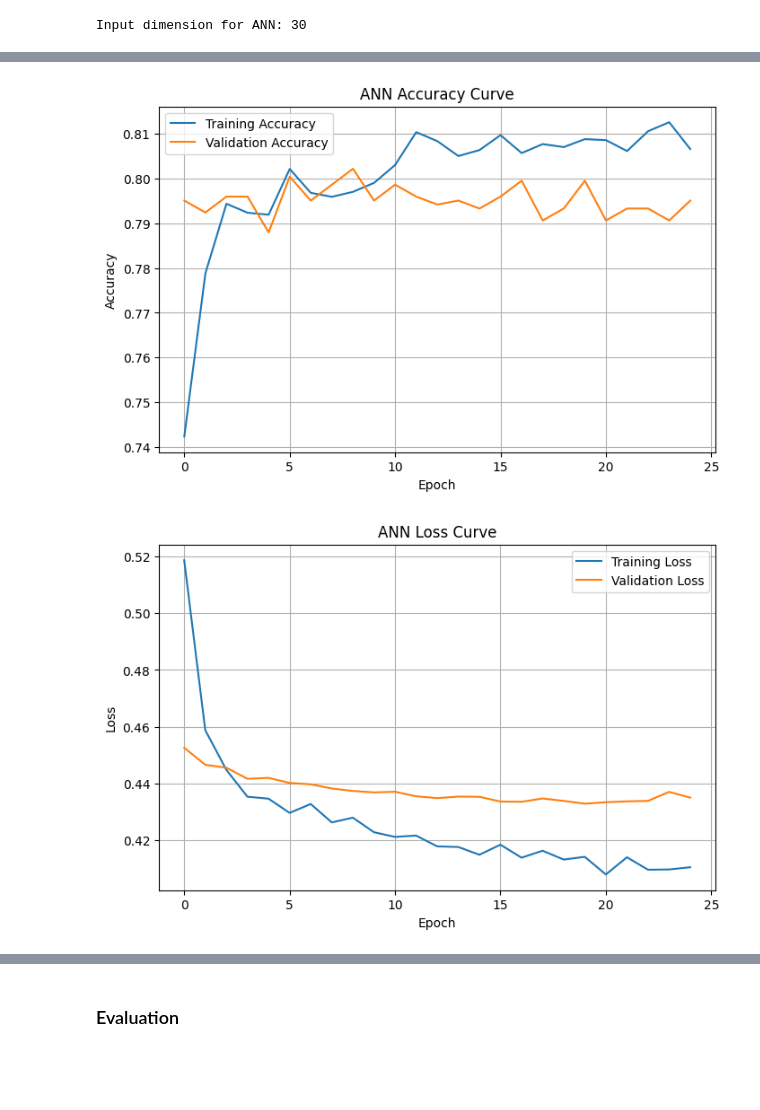
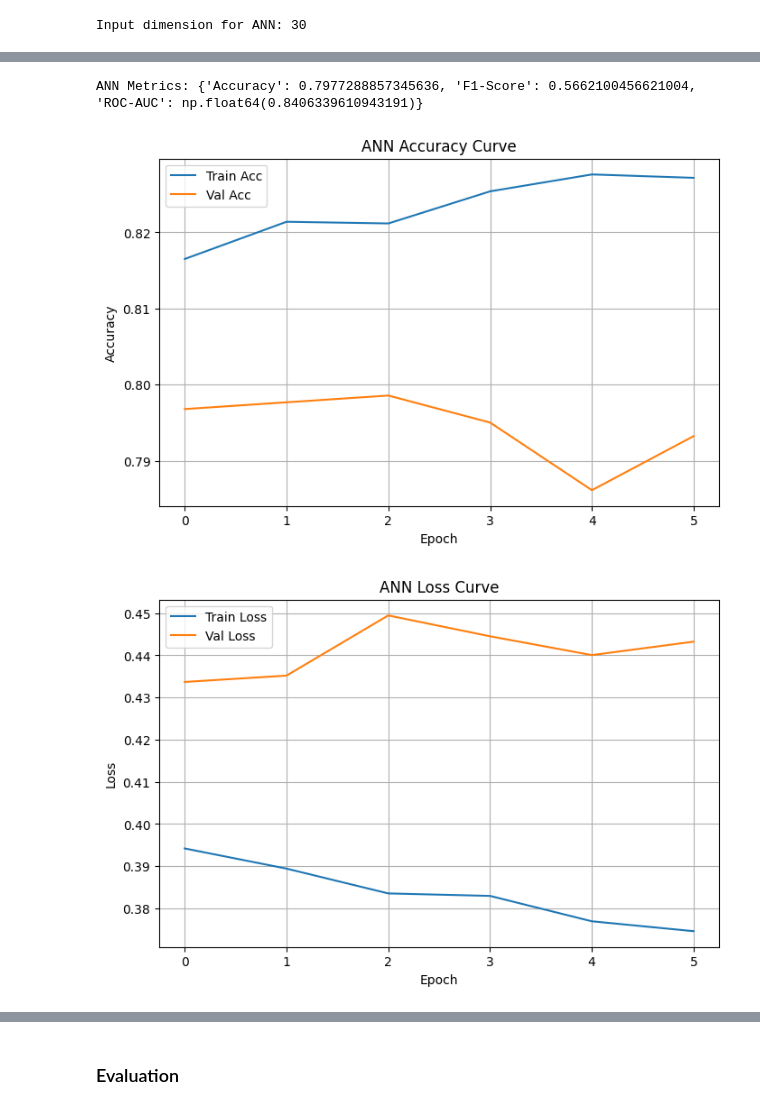
Before and after one commit to meleeshagamage/CourseWork_ML, a Jupyter notebook: ML_CW.ipynb, the cells around one changed output, grey strips where cells are left out. Saved outputs shown, nothing was run; the diff lists cells and outputs as text; code cells hidden in the pictures; blank space fills up the shorter version.

Commit message:
Updated the neural network model

```diff
--- a/ML_CW.ipynb
+++ b/ML_CW.ipynb
@@ -602,0 +494,16 @@ Confusion matrix, without normalization
+# %%
+# Keras Tuner
+tuner = kt.RandomSearch(
+    build_model,
+    objective='val_accuracy',
+    max_trials=10,
+    executions_per_trial=1,
+    directory='keras_tuner_dir',
+    project_name='nn_churn'
+)
+
+# Early stopping
+es = EarlyStopping(monitor='val_loss', patience=5, restore_best_weights=True)
+
+#  Hyperparameter Search
+tuner.search(X_train_pp, y_train, validation_split=0.2, epochs=50, batch_size=32, callbacks=[es])
@@ -602,0 +516,5 @@ Confusion matrix, without normalization
+# %%
+# Get Best Model
+best_model = tuner.get_best_models(num_models=1)[0]
+best_hyperparams = tuner.get_best_hyperparameters(1)[0]
+print("Best Hyperparameters:", best_hyperparams.values)
@@ -602,0 +523,10 @@ Confusion matrix, without normalization
+# %%
+#  Train Best Model
+history = best_model.fit(
+    X_train_pp, y_train,
+    validation_split=0.2,
+    epochs=50,
+    batch_size=32,
+    callbacks=[es],
+    verbose=1
+)
@@ -603,25 +552,35 @@ Confusion matrix, without normalization
+# %%
+# Metrics
+metrics_nn = {
+    'Accuracy': accuracy_score(y_test, y_pred_nn),
+    'F1-Score': f1_score(y_test, y_pred_nn),
+    'ROC-AUC': roc_auc_score(y_test, y_pred_prob_nn)
+}
+
+print("ANN Metrics:", metrics_nn)
+# %% [output]
+ANN Metrics: {'Accuracy': 0.7977288857345636, 'F1-Score': 0.5662100456621004, 'ROC-AUC': np.float64(0.8406339610943191)}
 # %%
-# Accuracy plot
+# Plot Accuracy and Loss
 plt.figure(figsize=(8,5))
-plt.plot(history_obj.history['accuracy'], label='Training Accuracy')
-plt.plot(history_obj.history['val_accuracy'], label='Validation Accuracy')
+plt.plot(history.history['accuracy'], label='Train Acc')
+plt.plot(history.history['val_accuracy'], label='Val Acc')
 plt.title("ANN Accuracy Curve")
 plt.xlabel("Epoch")
 plt.ylabel("Accuracy")
 plt.legend()
 plt.grid(True)
 plt.show()
 
-# Loss plot
 plt.figure(figsize=(8,5))
-plt.plot(history_obj.history['loss'], label='Training Loss')
-plt.plot(history_obj.history['val_loss'], label='Validation Loss')
+plt.plot(history.history['loss'], label='Train Loss')
+plt.plot(history.history['val_loss'], label='Val Loss')
 plt.title("ANN Loss Curve")
 plt.xlabel("Epoch")
 plt.ylabel("Loss")
 plt.legend()
 plt.grid(True)
 plt.show()
 # %% [output]
-[figure, old version]
+[figure, new version]
-[figure, old version]
+[figure, new version]
```
Also changed, not shown: parts of 16 cells of this notebook.
